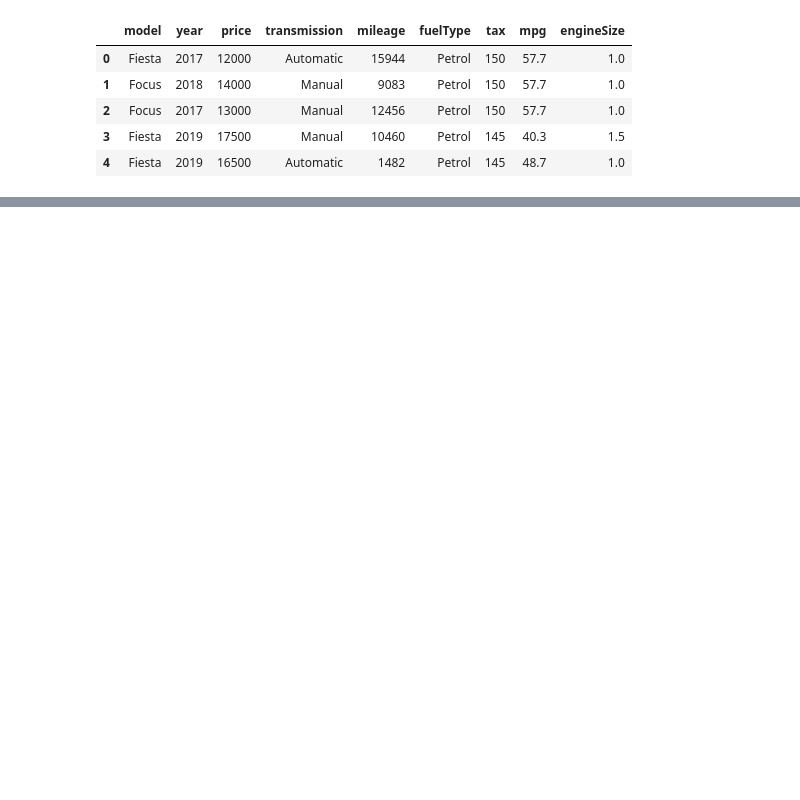
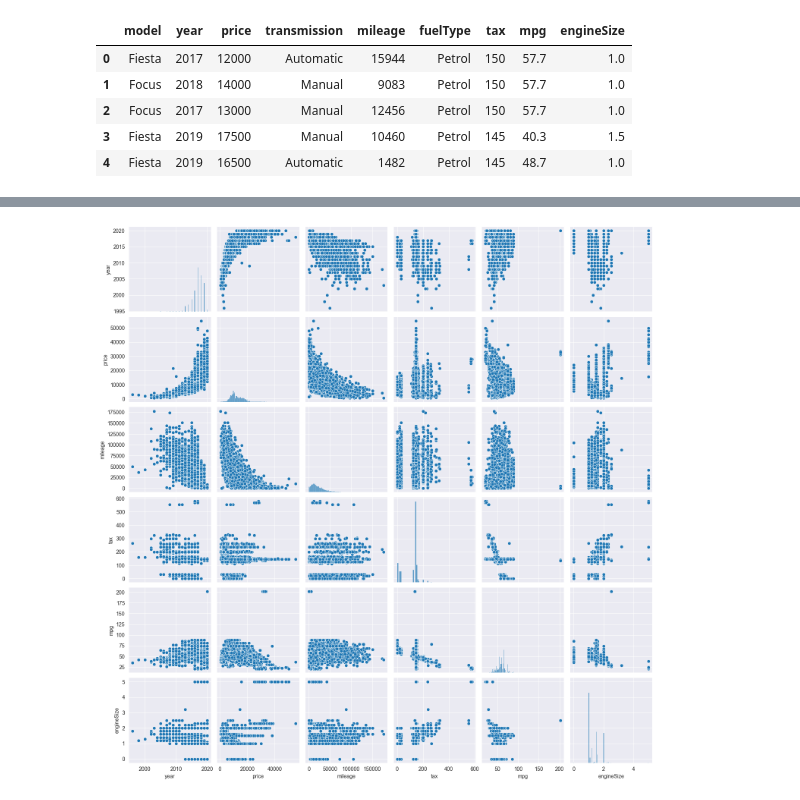
Before and after one commit to makee5/ML_ADS, a Jupyter notebook: Projeto_ML/Projeto ML.ipynb, the cells around one changed output, grey strips where cells are left out. Drawn from its saved outputs; the diff is of its cells as text; code cells hidden in the pictures; blank space fills up the shorter version.

```diff
--- a/Projeto_ML/Projeto ML.ipynb
+++ b/Projeto_ML/Projeto ML.ipynb
@@ -34,0 +136,5 @@ df_sem_duplicados.head()
+# %%
+sns.pairplot(df_clean)
+plt.show()
+# %% [output]
+[figure, added]
```
Also changed, not shown: parts of 22 cells of this notebook.
